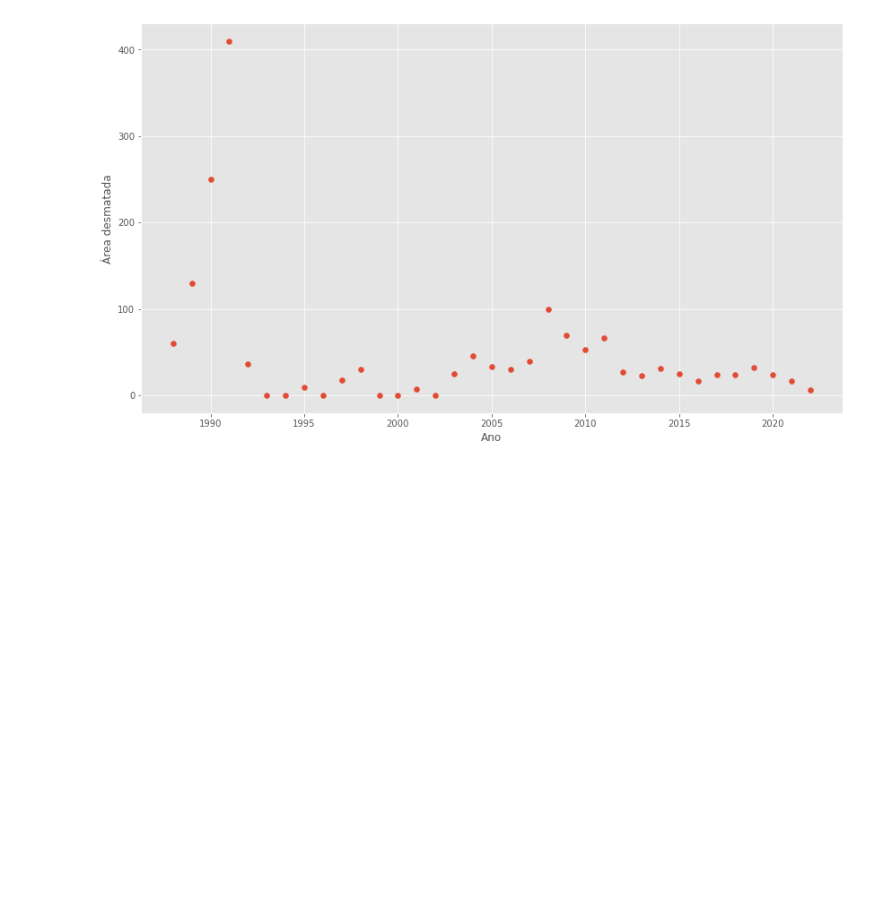
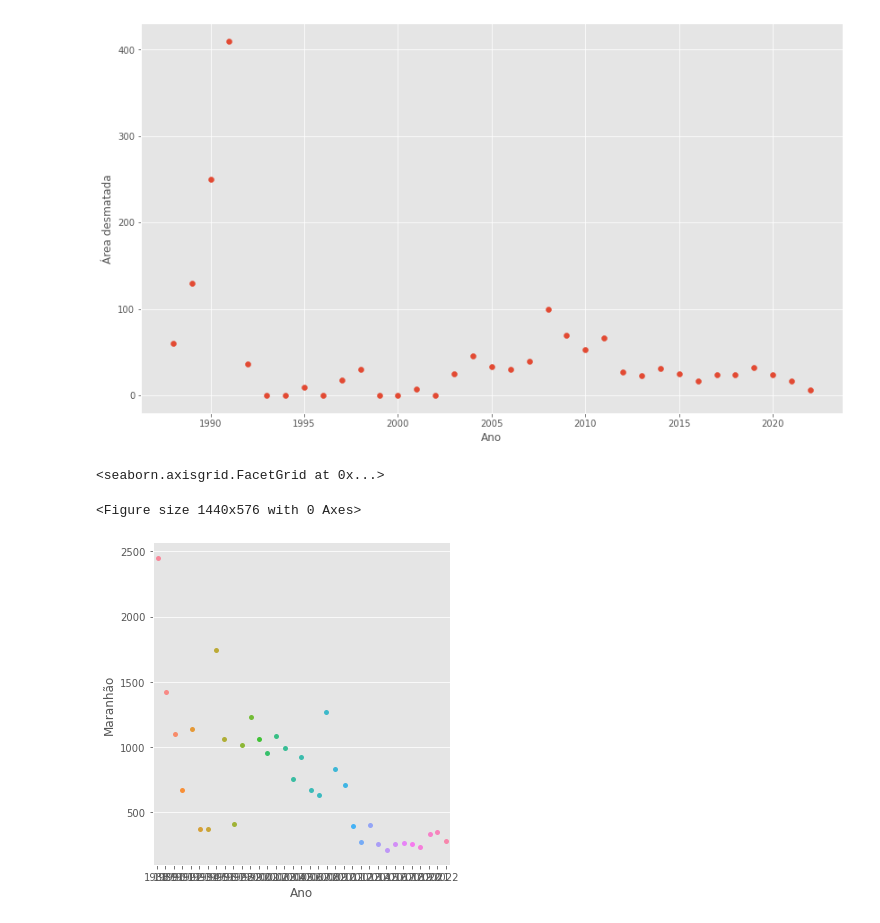
Before and after one commit to dataibr/desmatamentoBR, a Jupyter notebook: desmatamento.ipynb, the cells around one changed output. Drawn from its saved outputs; the diff is of its cells as text; code cells hidden in the pictures; blank space fills up the shorter version.

Commit message:
adicionando visualização por categoria

```diff
--- a/desmatamento.ipynb
+++ b/desmatamento.ipynb
@@ -104,3 +104,12 @@ ax.set_xlabel('Ano')
 ax.set_ylabel('Área desmatada');
 # %% [output]
 [figure]
+# %%
+plt.figure(figsize=(20,8))
+plt.style.use('ggplot')
+dados = sns.load_dataset("tips")
+sns.catplot(data=df, x="Ano", y="Maranhão")
+# %% [output]
+<seaborn.axisgrid.FacetGrid at 0x...>
+<Figure size 1440x576 with 0 Axes>
+[figure, added]
```
